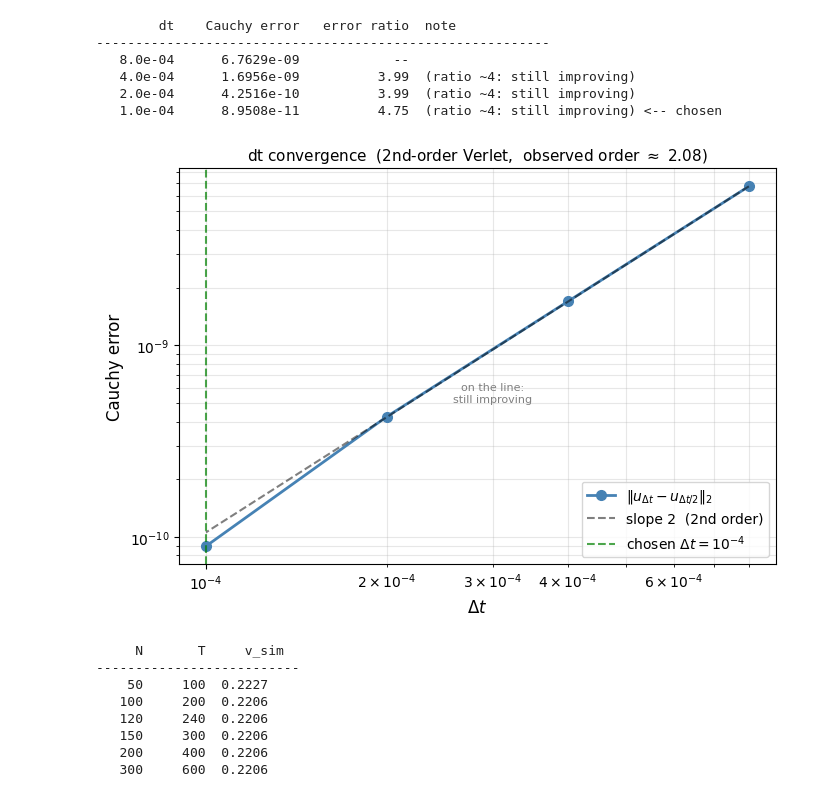
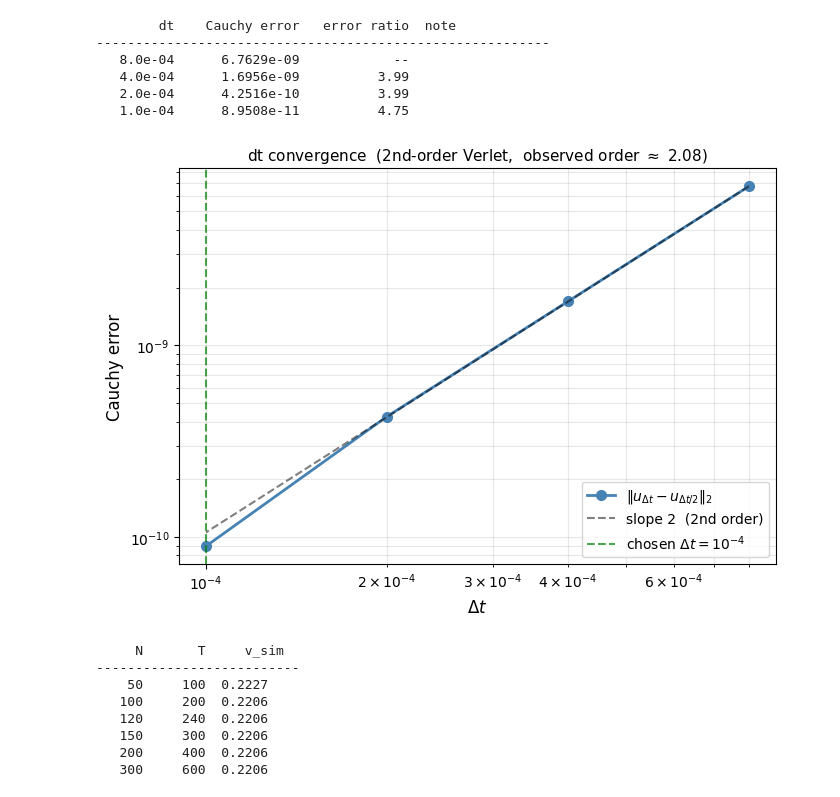
Before and after one commit to Stephang217/1D_Diaghphragms_Fluid_Model, a Jupyter notebook: diaphragm_metafluid.ipynb, the cells around one changed output. Saved outputs shown, nothing was run; the diff lists cells and outputs as text; code cells hidden in the pictures.

```diff
--- a/diaphragm_metafluid.ipynb
+++ b/diaphragm_metafluid.ipynb
@@ -257,46 +262,38 @@ errs = np.array([np.linalg.norm(sols[i] - sols[i+1]) for i in range(len(dts)-1)]
 dt_err = dts[:-1]
 ratios = errs[:-1] / errs[1:]   # should be ~4 for 2nd order; drops when converged
 
 print(f"{'dt':>10}  {'Cauchy error':>14}  {'error ratio':>12}  note")
 print("-" * 58)
 for i, (dt_run, err) in enumerate(zip(dt_err, errs)):
     rat = f"{ratios[i-1]:.2f}" if i > 0 else "   --"
-    note = "(ratio << 4: converged)" if i > 0 and ratios[i-1] < 2 else            "(ratio ~4: still improving)" if i > 0 else ""
-    mark = " <-- chosen" if dt_run == 1e-4 else ""
-    print(f"{dt_run:10.1e}  {err:14.4e}  {rat:>12}  {note}{mark}")
+    print(f"{dt_run:10.1e}  {err:14.4e}  {rat:>12}")
 
 mean_order = np.mean(np.log2(ratios))
 
 fig, ax = plt.subplots(figsize=(7, 5))
 ax.loglog(dt_err, errs, "o-", color="steelblue", linewidth=2, markersize=7,
           label=r"$\|u_{\Delta t} - u_{\Delta t/2}\|_2$")
 ref2 = errs[0] / dt_err[0]**2 * dt_err**2
 ax.loglog(dt_err, ref2, "k--", alpha=0.5, label="slope 2  (2nd order)")
 ax.axvline(1e-4, color="green", linestyle="--", alpha=0.7,
            label=r"chosen $\Delta t = 10^{-4}$")
 
-# Annotate the two regions directly on the plot
-ax.annotate("on the line:\nstill improving",
-            xy=(3e-4, ref2[2]*1.2), fontsize=8, color="gray", ha="center")
-ax.annotate("below the line:\nconverged",
-            xy=(1e-4, errs[-1]*0.4), fontsize=8, color="green", ha="center")
-
 ax.set_xlabel(r"$\Delta t$", fontsize=12)
 ax.set_ylabel("Cauchy error", fontsize=12)
 ax.set_title(f"dt convergence  (2nd-order Verlet,  observed order $\\approx$ {mean_order:.2f})",
              fontsize=11)
 ax.legend(fontsize=10)
 ax.grid(True, which="both", alpha=0.3)
 plt.tight_layout()
 plt.show()
 # %% [output]
         dt    Cauchy error   error ratio  note
 ----------------------------------------------------------
    8.0e-04      6.7629e-09            --
-   4.0e-04      1.6956e-09          3.99  (ratio ~4: still improving)
-   2.0e-04      4.2516e-10          3.99  (ratio ~4: still improving)
-   1.0e-04      8.9508e-11          4.75  (ratio ~4: still improving) <-- chosen
+   4.0e-04      1.6956e-09          3.99
+   2.0e-04      4.2516e-10          3.99
+   1.0e-04      8.9508e-11          4.75
-[figure, old version]
+[figure, new version]
 # %%
 # ── N convergence: wave speed vs lattice size ─────────────────────────────────
 # Verify that the chosen N is large enough that v_sim is independent of N.
```
Also changed, not shown: parts of 34 cells of this notebook, 16 other files.
